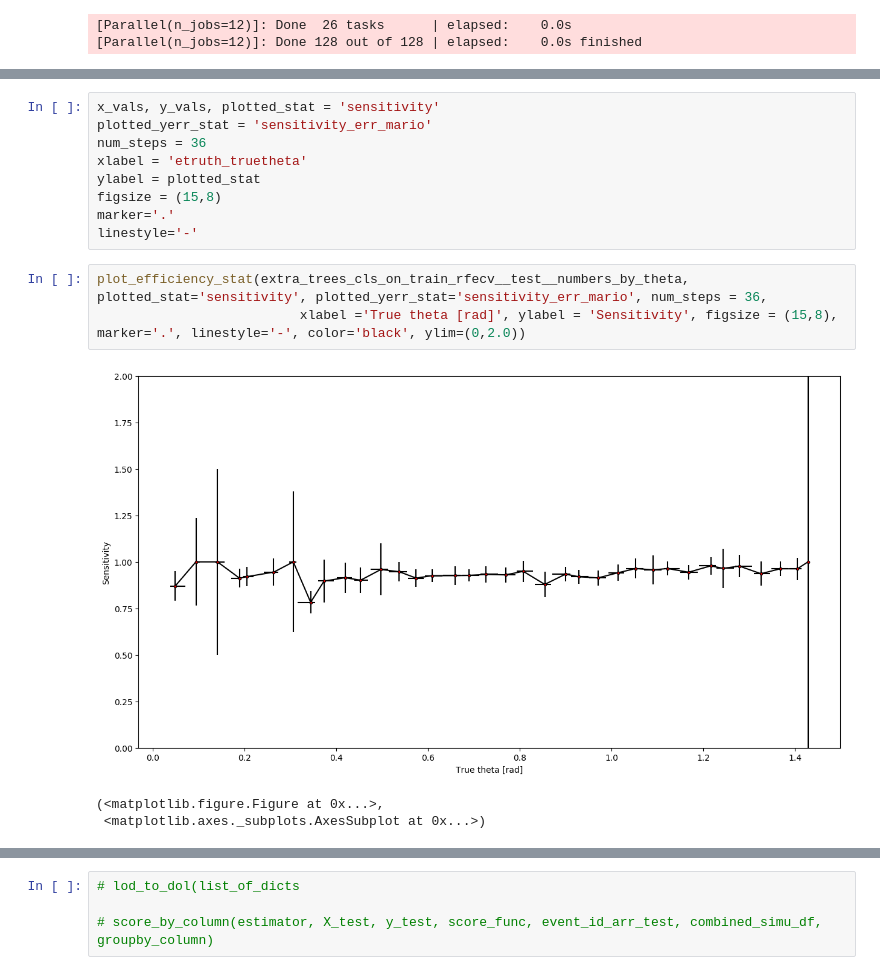
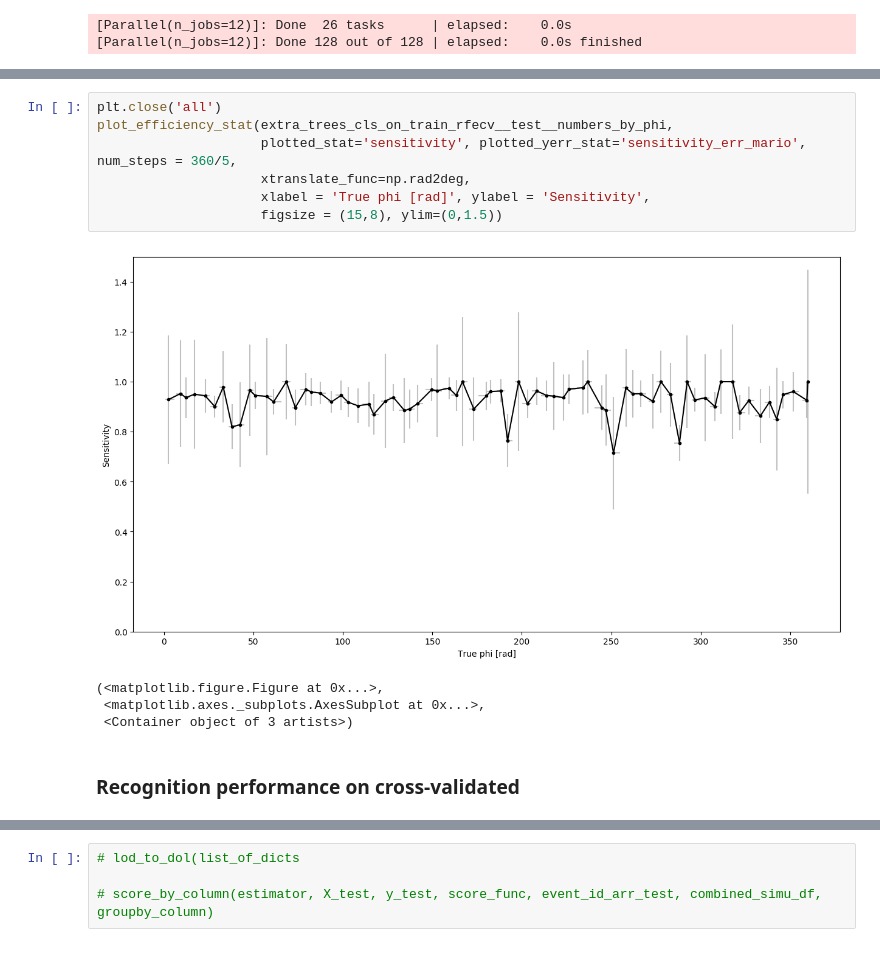
Before and after one commit to vrabelmichal/euso-patt-reco-notebooks, a Jupyter notebook: notebooks/ver4_machine_learning_w_labeled_flight_20181129.ipynb, the cells around one changed output, grey strips where cells are left out. Saved outputs shown, nothing was run; the diff lists cells and outputs as text.

```diff
--- a/notebooks/ver4_machine_learning_w_labeled_flight_20181129.ipynb
+++ b/notebooks/ver4_machine_learning_w_labeled_flight_20181129.ipynb
@@ -2649,16 +3228,14 @@ plt.show()
-# %%
-x_vals, y_vals, plotted_stat = 'sensitivity'
-plotted_yerr_stat = 'sensitivity_err_mario'
-num_steps = 36
-xlabel = 'etruth_truetheta'
-ylabel = plotted_stat
-figsize = (15,8)
-marker='.'
-linestyle='-'
 # %%
-plot_efficiency_stat(extra_trees_cls_on_train_rfecv__test__numbers_by_theta, plotted_stat='sensitivity', plotted_yerr_stat='sensitivity_err_mario', num_steps = 36,
-                          xlabel ='True theta [rad]', ylabel = 'Sensitivity', figsize = (15,8), marker='.', linestyle='-', color='black', ylim=(0,2.0))
+plt.close('all')
+plot_efficiency_stat(extra_trees_cls_on_train_rfecv__test__numbers_by_phi,
+                     plotted_stat='sensitivity', plotted_yerr_stat='sensitivity_err_mario', num_steps = 360/5,
+                     xtranslate_func=np.rad2deg,
+                     xlabel = 'True phi [rad]', ylabel = 'Sensitivity',
+                     figsize = (15,8), ylim=(0,1.5))
 # %% [output]
-[figure, old version]
+[figure, new version]
 (<matplotlib.figure.Figure at 0x...>,
- <matplotlib.axes._subplots.AxesSubplot at 0x...>)
+ <matplotlib.axes._subplots.AxesSubplot at 0x...>,
+ <Container object of 3 artists>)
+# %% [markdown]
+### Recognition performance on cross-validated
```
Also changed, not shown: parts of 58 cells of this notebook.
